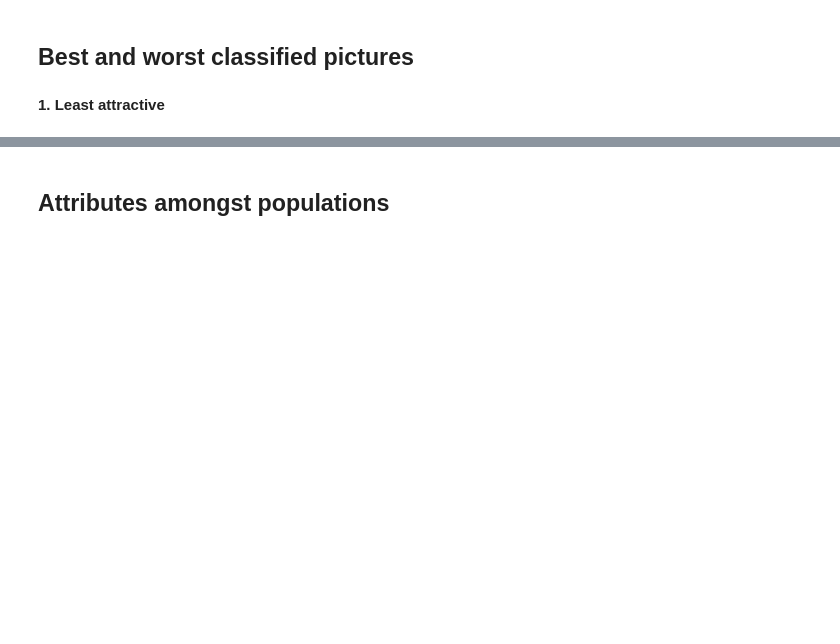
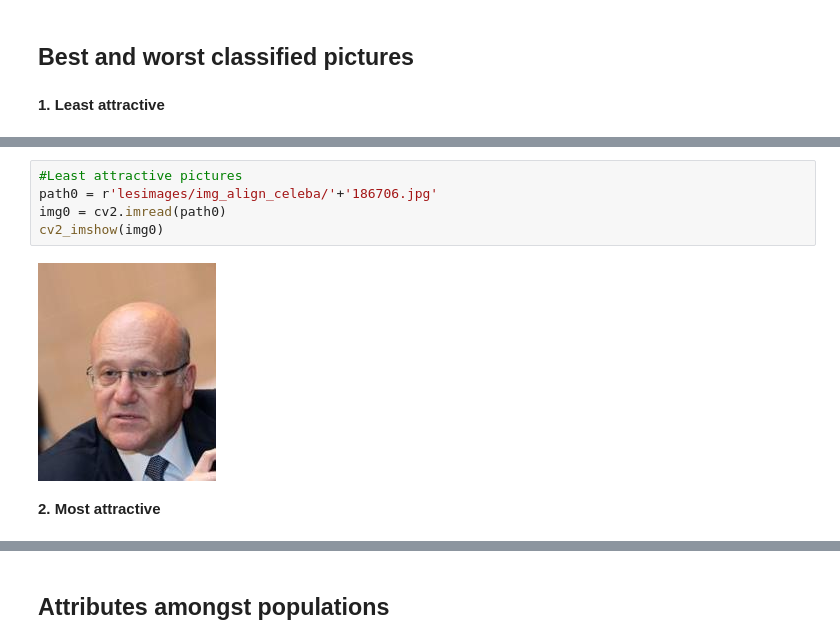
Before and after one commit to zinebfadili/attractiveness-classifier, a Jupyter notebook: Computer_Vision_Final.ipynb, the cells around one changed output, grey strips where cells are left out. Drawn from its saved outputs; the diff is of its cells as text; blank space fills up the shorter version.

```diff
--- a/Computer_Vision_Final.ipynb
+++ b/Computer_Vision_Final.ipynb
@@ -544,2 +604,11 @@ attractive_predicted_df.head()
+# %%
+#Least attractive pictures
+path0 = r'lesimages/img_align_celeba/'+'186706.jpg'
+img0 = cv2.imread(path0)
+cv2_imshow(img0)
+# %% [output]
+[figure, added]
+# %% [markdown]
+**2. Most attractive**
 # %%
 test_df_without_data.sort_values(by='predicted_value', ascending=False).head()
```
Also changed, not shown: parts of 44 cells of this notebook.
